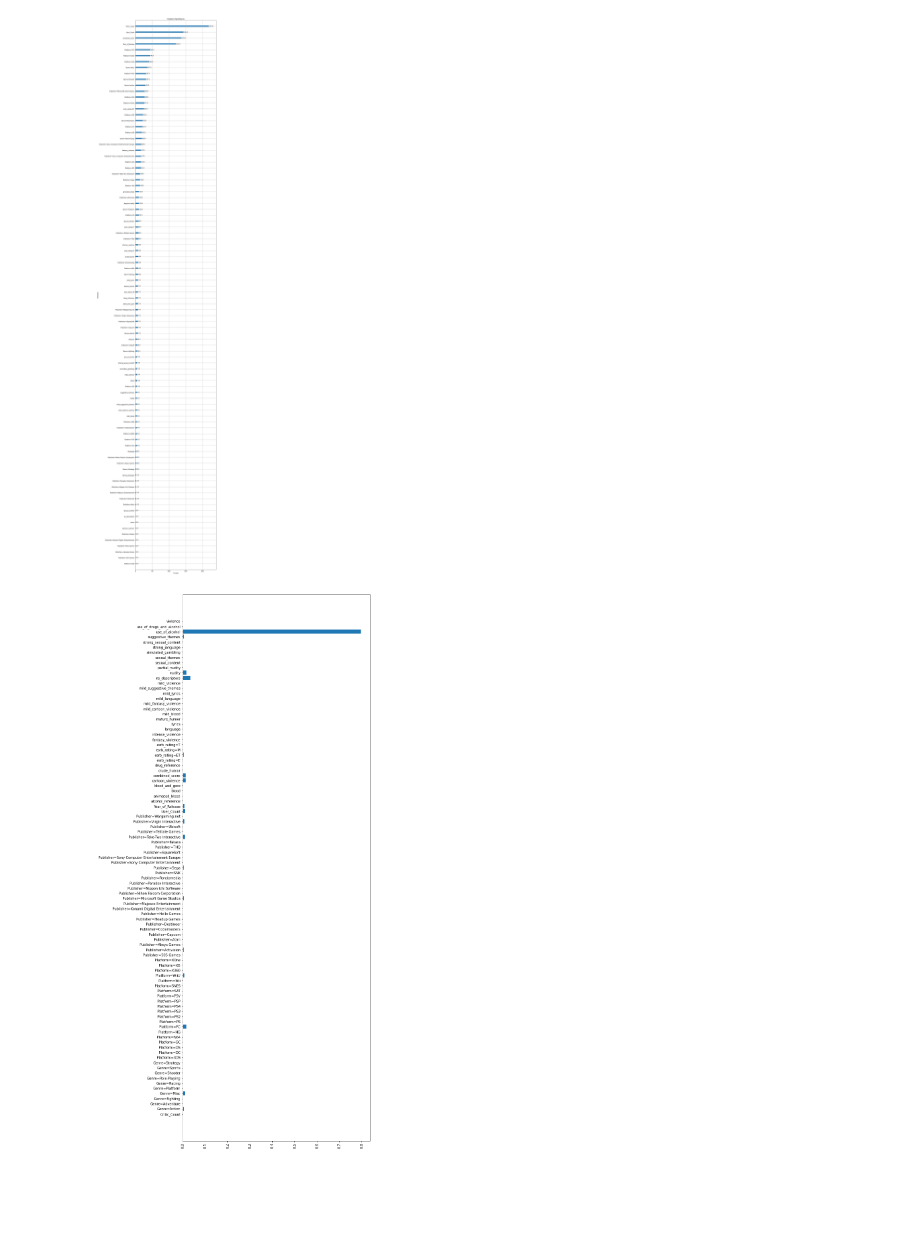
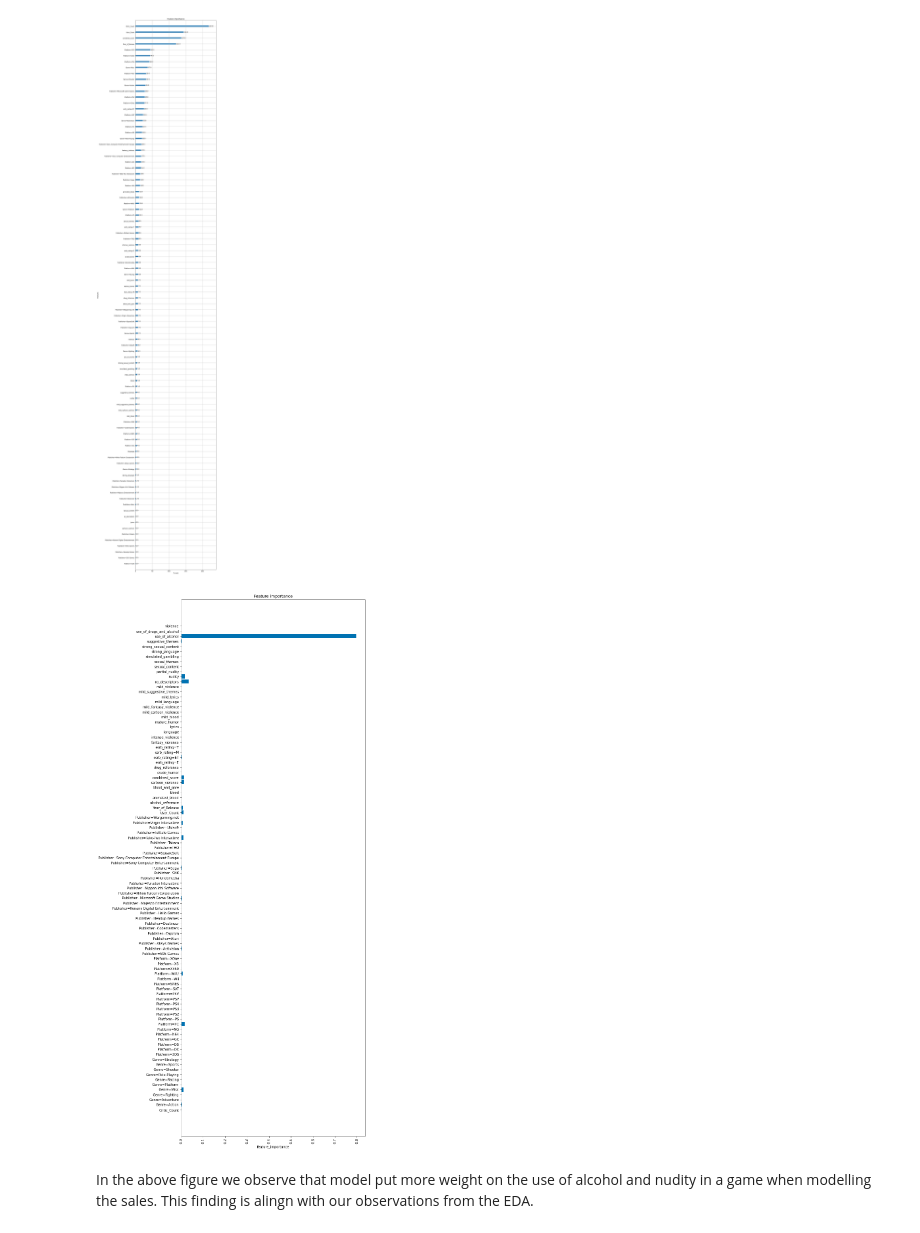
Before and after one commit to ayeshnayana/EDA_Video_game_sales-ratings, a Jupyter notebook: EDA on video game sales and ratings.ipynb, the cells around one changed output. Saved outputs shown, nothing was run; the diff lists cells and outputs as text; code cells hidden in the pictures; blank space fills up the shorter version.

```diff
--- a/EDA on video game sales and ratings.ipynb
+++ b/EDA on video game sales and ratings.ipynb
@@ -825,9 +831,15 @@ xgb.plot_importance(best_model.get_booster())
 <matplotlib.axes._subplots.AxesSubplot at 0x...>
 [figure]
 # %%
+plt.style.use("seaborn-colorblind")
 f, ax = plt.subplots(figsize=(10, 30))
 plt.barh(feature_names, best_model.feature_importances_)
+plt.xlabel('feature_importance')
+plt.title('Feature importance')
 plt.xticks(rotation = 90)
 plt.show()
+f.savefig("feature_importance_xgb_2_9_2022")
 # %% [output]
-[figure, old version]
+[figure, new version]
+# %% [markdown]
+In the above figure we observe that model put more weight on the use of alcohol and nudity in a game when modelling the sales. This finding is alingn with our observations from the EDA.
```
Also changed, not shown: parts of 4 cells of this notebook.
